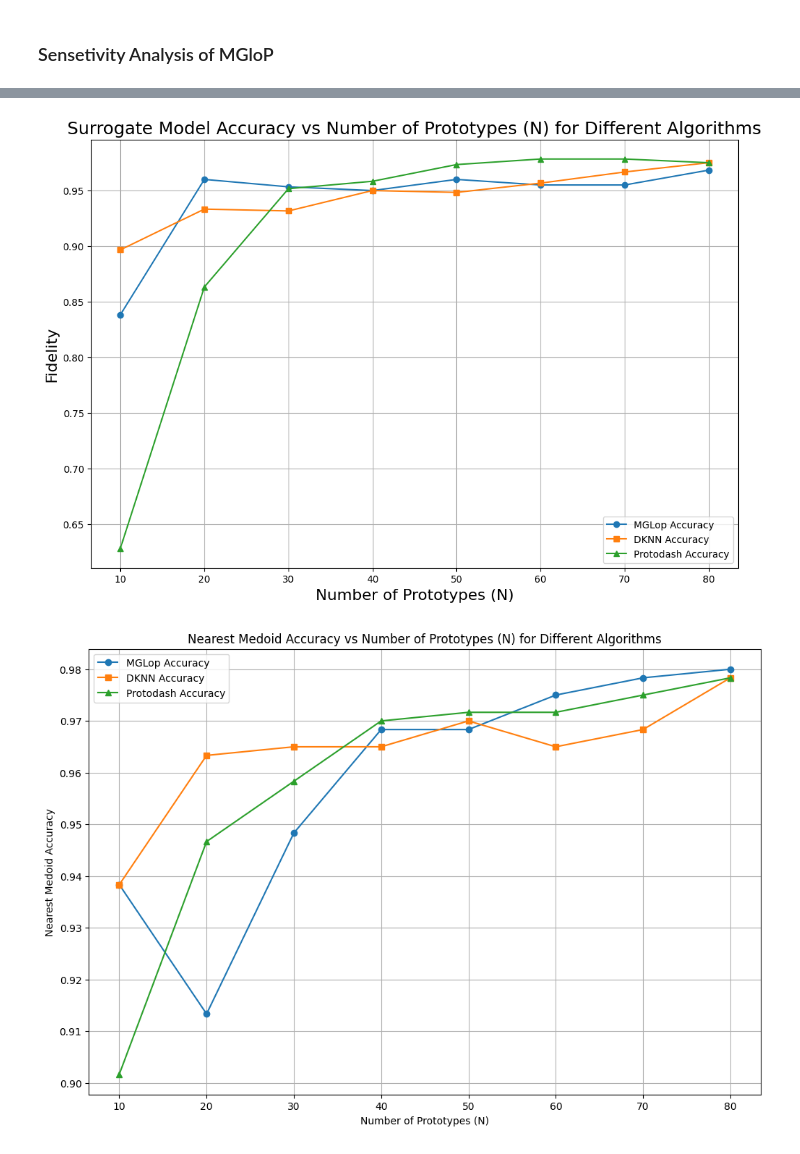
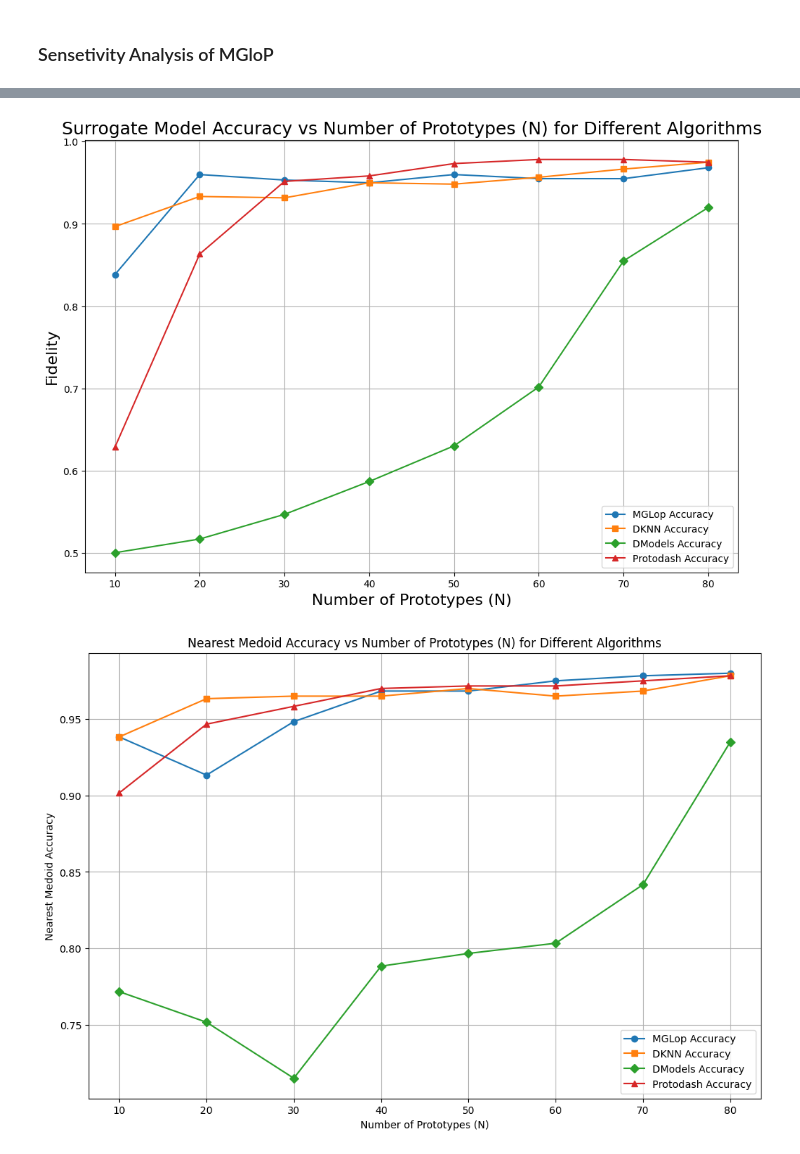
Before and after one commit to iNema9590/MGloP, a Jupyter notebook: dogfish.ipynb, the cells around one changed output, grey strips where cells are left out. Cells and saved outputs as stored; diff of their text form; code cells hidden in the pictures.

```diff
--- a/dogfish.ipynb
+++ b/dogfish.ipynb
@@ -218,17 +218,18 @@ plt.show()
 # %%
-aide_em=aide(influence_scores, X_train, X_test, 30, coverage=True)
-prs=find_representative_samples(X_test, X_train, influence_scores, 20, 30, alpha=0.6)
-distances = cosine_similarity(X_test, X_test[prs])
-nearest_medoid_indices = np.argmax(distances, axis=1)
+aide_em=aide(influence_scores, X_train, X_test, 20, coverage=True)
+# prs=find_representative_samples(X_test, X_train, influence_scores, 20, 20, alpha=0.6)
 
-def coverage(N, bin=False, popularity=True):
+
+def coverage(prots,N=30, bin=False, popularity=True):
+    distances = cosine_similarity(X_test, X_test[prots])
+    nearest_medoid_indices = np.argmax(distances, axis=1)
     covs=[]
-    for i in tqdm(np.unique(nearest_medoid_indices)):
+    for i in np.unique(nearest_medoid_indices):
         idx=np.where(nearest_medoid_indices == i)[0]
         if popularity:
-            gx=[i[0] for i in Counter(np.array(aide_em)[idx].flatten()).most_common(60)]
+            gx=[i[0] for i in Counter(np.array(aide_em)[idx].flatten()).most_common(40)]
         else:
-            gx=aide_em[prs[i]]
+            gx=aide_em[prots[i]]
         for j in idx:
             if bin:
                 if len(set(aide_em[j]).intersection(set(gx)))>N:
@@ -263,6 +277,4 @@ plt.show()
 # %%
-from aix360.algorithms.protodash import ProtodashExplainer
-
 N_values=range(10,81, 10)
 def generate_prototypes(N):
     explainer = ProtodashExplainer()
@@ -270,8 +282,9 @@ def generate_prototypes(N):
 
     return {
         "mglop": find_representative_samples(X_test, X_train, influence_scores, N, 20),
+        "mglop2": find_representative_samples(X_test, X_train, influence_scores, N, 20, alpha=0.5),
         "dknn": find_prototypes(X_test, mod_pred, N),
-        # "dm": find_prototypes(dmem, mod_pred, N),
+        "dm": find_prototypes(dmem, mod_pred, N),
         "protodash": protodash
     }
 
@@ -281,8 +294,8 @@ all_protos = Parallel(n_jobs=n_jobs)(
     for N in tqdm(N_values)
 )
 # %%
-algorithms = ['mglop', 'dm', 'dknn', 'protodash']
-N_values = range(10, 81, 10)  # Increasing N values from 10 to 80
+algorithms = ['mglop', 'mglop2', 'dm', 'dknn', 'protodash']
+N_values = range(10, 101, 10)  # Increasing N values from 10 to 80
 intersections = {f"{algo1} ∩ {algo2}": [] for i, algo1 in enumerate(algorithms) for algo2 in algorithms[i + 1:]}
 
 
@@ -377,15 +394,15 @@ dknn_ev=[]
 dmodels_ev=[]
 for i in range(len(all_protos_np)):
     mglop_ev.append([nearest_medoid_accuracy(X_test, mod_pred, list(all_protos_np[i].values())[0]), compute_prototype_silhouette_score(X_test, list(all_protos_np[i].values())[0]), surrogate_fidelity(list(all_protos_np[i].values())[0])])
-    # dmodels_ev.append([nearest_medoid_accuracy(X_test, mod_pred, list(all_protos_np[i].values())[1]), compute_prototype_silhouette_score(X_test, list(all_protos_np[i].values())[1]), surrogate_fidelity(list(all_protos_np[i].values())[1])])
+    dmodels_ev.append([nearest_medoid_accuracy(X_test, mod_pred, list(all_protos_np[i].values())[2]), compute_prototype_silhouette_score(X_test, list(all_protos_np[i].values())[2]), surrogate_fidelity(list(all_protos_np[i].values())[2])])
     dknn_ev.append([nearest_medoid_accuracy(X_test, mod_pred, list(all_protos_np[i].values())[1]), compute_prototype_silhouette_score(X_test, list(all_protos_np[i].values())[1]),surrogate_fidelity(list(all_protos_np[i].values())[1])])
-    protodash_ev.append([nearest_medoid_accuracy(X_test, mod_pred, list(all_protos_np[i].values())[2]), compute_prototype_silhouette_score(X_test, list(all_protos_np[i].values())[2]), surrogate_fidelity(list(all_protos_np[i].values())[2])])
+    protodash_ev.append([nearest_medoid_accuracy(X_test, mod_pred, list(all_protos_np[i].values())[3]), compute_prototype_silhouette_score(X_test, list(all_protos_np[i].values())[3]), surrogate_fidelity(list(all_protos_np[i].values())[3])])
 # %%
 N_range=range(10,81,10)
 plt.figure(figsize=(12, 8))
 plt.plot(N_range, [item[2] for item in mglop_ev], marker='o', linestyle='-', label='MGLop Accuracy')
 plt.plot(N_range, [item[2] for item in dknn_ev], marker='s', linestyle='-', label='DKNN Accuracy')
-# plt.plot(N_range, [item[2] for item in dmodels_ev], marker='D', linestyle='-', label='DModels Accuracy')
+plt.plot(N_range, [item[2] for item in dmodels_ev], marker='D', linestyle='-', label='DModels Accuracy')
 plt.plot(N_range, [item[2] for item in protodash_ev], marker='^', linestyle='-', label='Protodash Accuracy')
 
 plt.xlabel("Number of Prototypes (N)", fontsize=16)
@@ -398,24 +415,24 @@ plt.grid(True)
 # plt.savefig("Figures/nearest_medoid_accuracy_plot.pdf", format="pdf")
 plt.show()
 # %% [output]
-[figure, old version]
+[figure, new version]
 # %%
 N_range=range(10,81,10)
 plt.figure(figsize=(12, 8))
 plt.plot(N_range, [item[0] for item in mglop_ev], marker='o', linestyle='-', label='MGLop Accuracy')
 plt.plot(N_range, [item[0] for item in dknn_ev], marker='s', linestyle='-', label='DKNN Accuracy')
-# plt.plot(N_range, [item[0] for item in dmodels_ev], marker='D', linestyle='-', label='DModels Accuracy')
+plt.plot(N_range, [item[0] for item in dmodels_ev], marker='D', linestyle='-', label='DModels Accuracy')
 plt.plot(N_range, [item[0] for item in protodash_ev], marker='^', linestyle='-', label='Protodash Accuracy')
 
 plt.xlabel("Number of Prototypes (N)")
 plt.ylabel("Nearest Medoid Accuracy")
 plt.title("Nearest Medoid Accuracy vs Number of Prototypes (N) for Different Algorithms")
 plt.legend()
 plt.grid(True)
 # plt.savefig("Figures/nearest_medoid_accuracy_plot.pdf", format="pdf")
 plt.show()
 # %% [output]
-[figure, old version]
+[figure, new version]
 # %%
 import numpy as np
 import matplotlib.pyplot as plt
```
Also changed, not shown: parts of 13 cells of this notebook, 11 other files.
